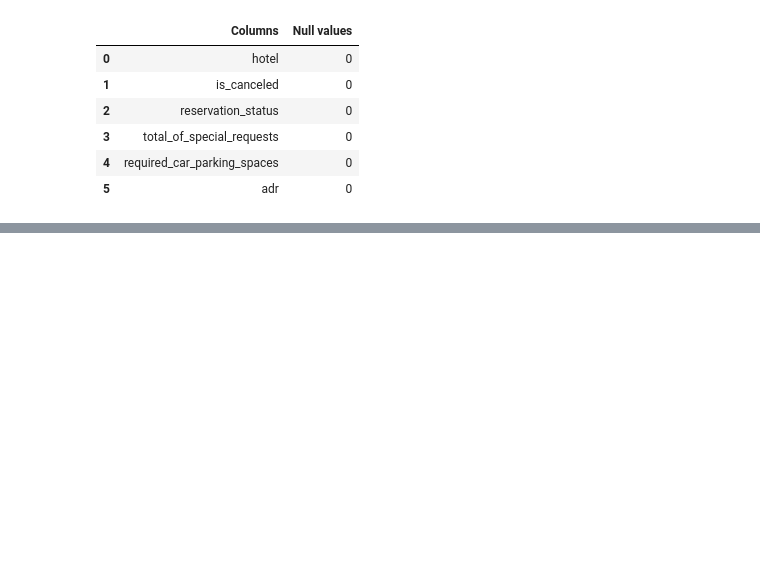
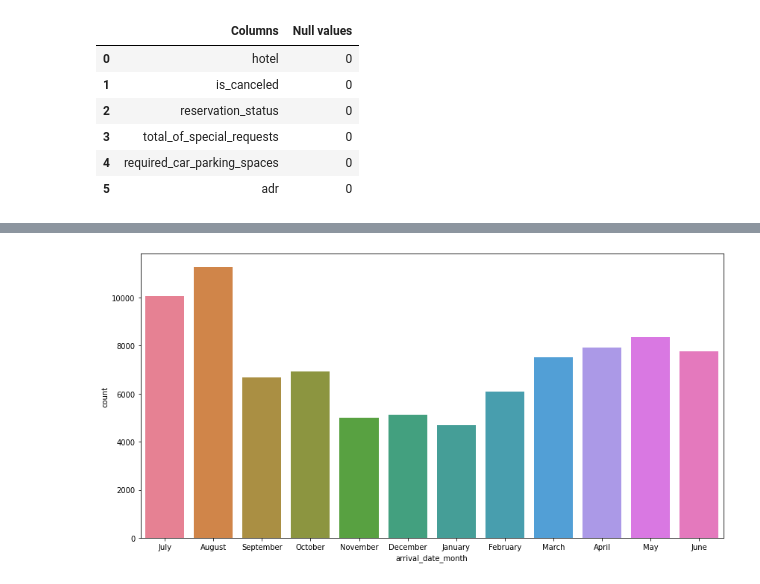
Before and after one commit to pratikghodke777/Hotel-Booking-Analysis---Capstone-Project-, a Jupyter notebook: Hotel_Booking_Analysis_Capstone_Project_(1).ipynb, the cells around one changed output, grey strips where cells are left out. Saved outputs shown, nothing was run; the diff lists cells and outputs as text; code cells hidden in the pictures; blank space fills up the shorter version.

```diff
--- a/Hotel_Booking_Analysis_Capstone_Project_(1).ipynb
+++ b/Hotel_Booking_Analysis_Capstone_Project_(1).ipynb
@@ -238,0 +358,6 @@ DF.isna().sum().sort_values(ascending=False)[:6].reset_index().rename(columns={'
+# %%
+plt.figure(figsize=(14,7))
+sns.countplot(DF['arrival_date_month'], palette='husl')
+plt.show()
+# %% [output]
+[figure, added]
```
Also changed, not shown: parts of 47 cells of this notebook.
